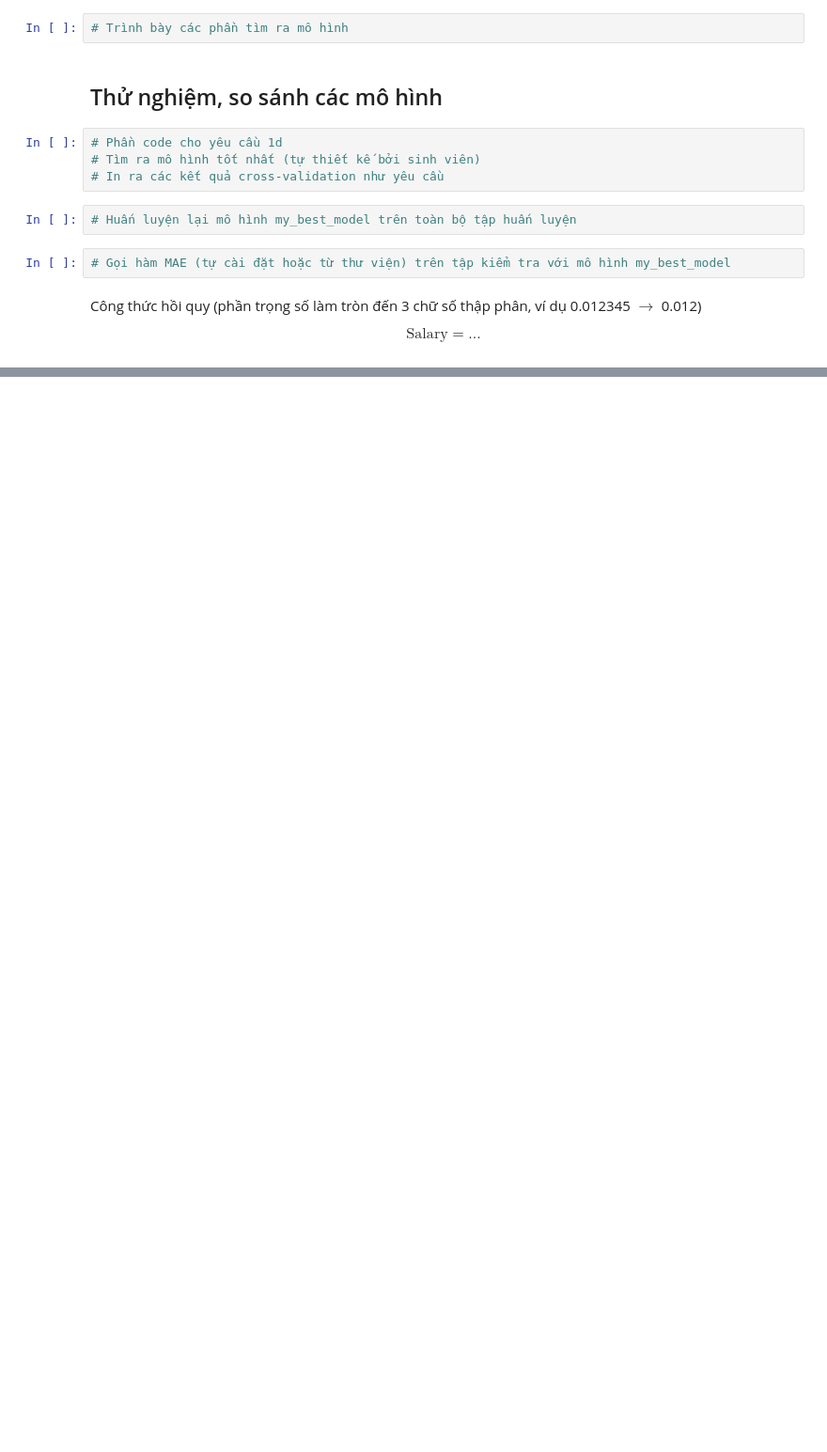
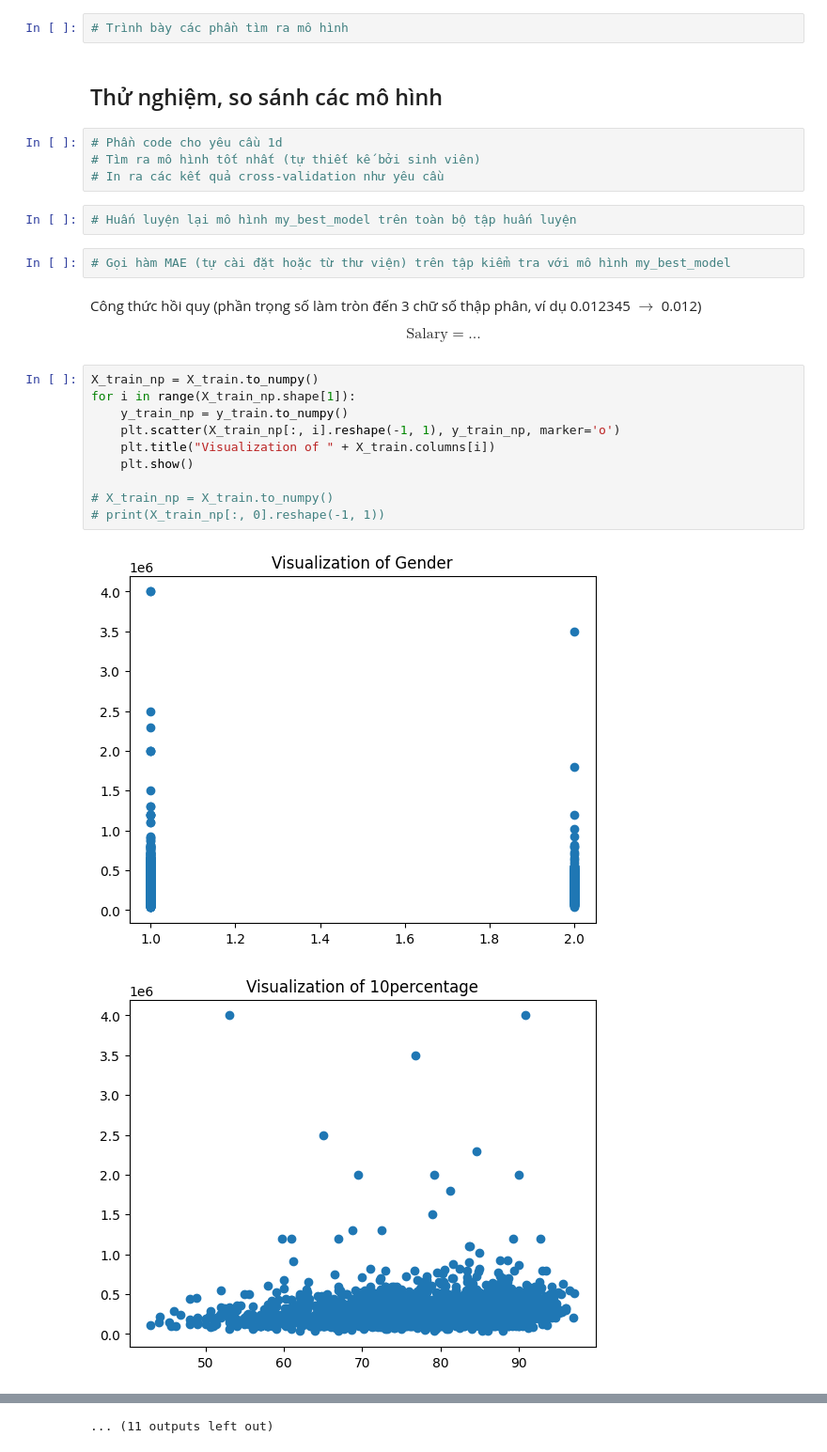
Before and after one commit to katori1307/Project_3-LinearRegression, a Jupyter notebook: MSSV.ipynb, the cells around one changed output, grey strips where cells are left out. Shown at 94% size. Drawn from its saved outputs; the diff is of its cells as text; blank space fills up the shorter version.

```diff
--- a/MSSV.ipynb
+++ b/MSSV.ipynb
@@ -218,3 +220,16 @@ Lưu ý: khi sử dụng cross-validation, sinh viên cần xáo trộn dữ li
 Công thức hồi quy (phần trọng số làm tròn đến 3 chữ số thập phân, ví dụ 0.012345 $\to$ 0.012)
 
 $$\text{Salary} = ...$$
+# %%
+X_train_np = X_train.to_numpy()
+for i in range(X_train_np.shape[1]):
+    y_train_np = y_train.to_numpy()
+    plt.scatter(X_train_np[:, i].reshape(-1, 1), y_train_np, marker='o')
+    plt.title("Visualization of " + X_train.columns[i])
+    plt.show()
+
+# X_train_np = X_train.to_numpy()
+# print(X_train_np[:, 0].reshape(-1, 1))
+# %% [output]
+[figure, added]
+[figure, added]
@@ -220,0 +246 @@ $$\text{Salary} = ...$$
+... (11 outputs left out)
```
Also changed, not shown: parts of 5 cells of this notebook.
